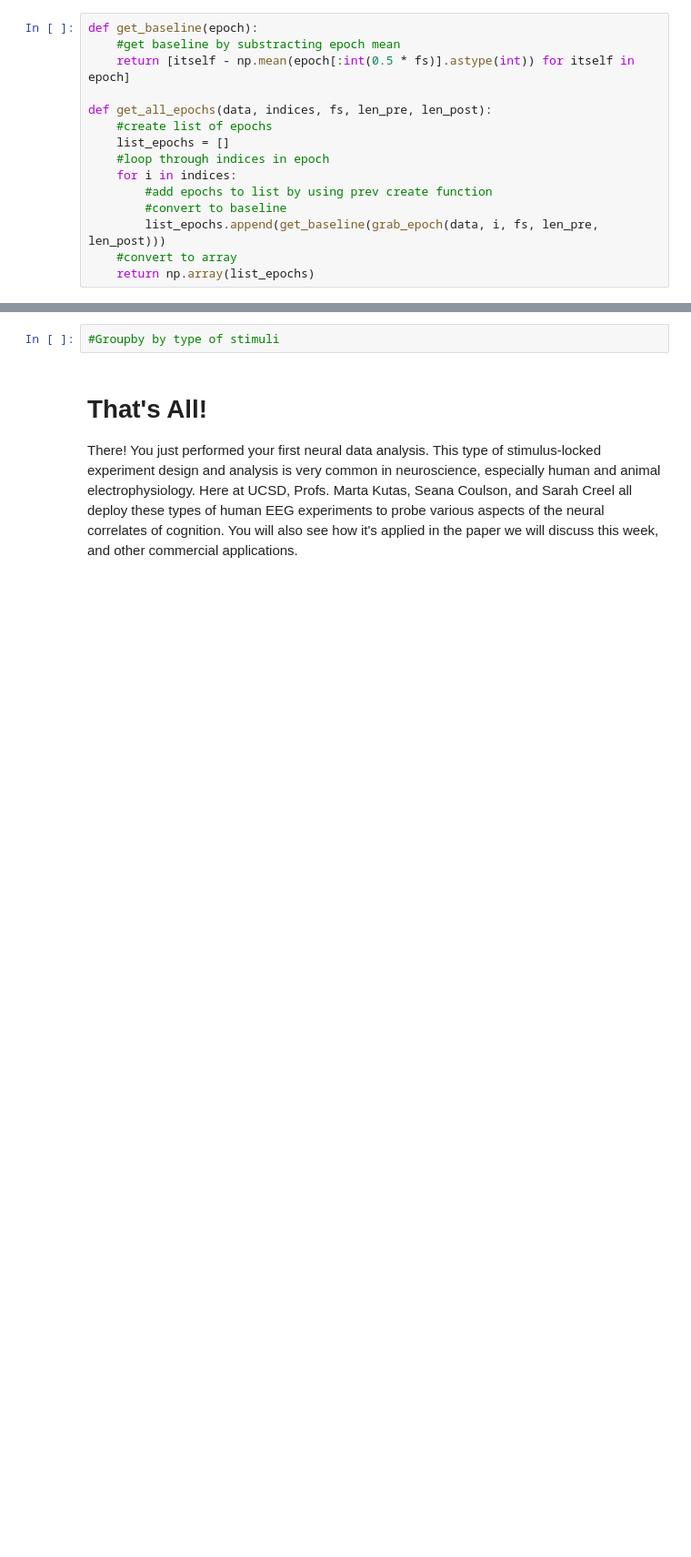
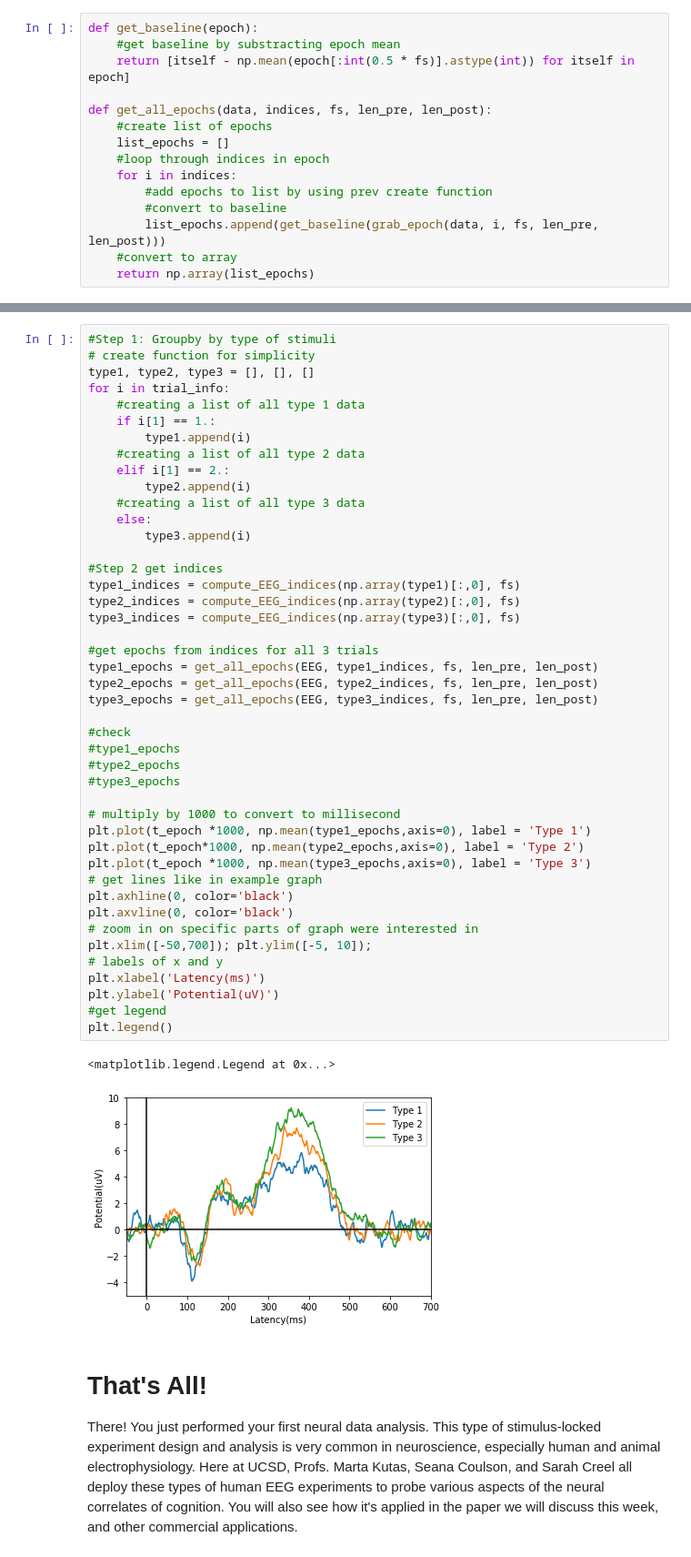
Before and after one commit to ajkeamy/COGS118C, a Jupyter notebook: Assignments/A1-SamplingTimeSeries.ipynb, the cells around one changed output, grey strips where cells are left out. Shown at 91% size. Cells and saved outputs as stored; diff of their text form; blank space fills up the shorter version.

```diff
--- a/Assignments/A1-SamplingTimeSeries.ipynb
+++ b/Assignments/A1-SamplingTimeSeries.ipynb
@@ -314,8 +315,53 @@ ANSWER:
 Your plot should look something like:
 
 ![example_erp](img/example_erp.jpg)
-# %%
-#Groupby by type of stimuli
+# %%
+#Step 1: Groupby by type of stimuli
+# create function for simplicity
+type1, type2, type3 = [], [], []
+for i in trial_info:
+    #creating a list of all type 1 data
+    if i[1] == 1.:
+        type1.append(i)
+    #creating a list of all type 2 data
+    elif i[1] == 2.:
+        type2.append(i)
+    #creating a list of all type 3 data
+    else:
+        type3.append(i)
+
+#Step 2 get indices
+type1_indices = compute_EEG_indices(np.array(type1)[:,0], fs)
+type2_indices = compute_EEG_indices(np.array(type2)[:,0], fs)
+type3_indices = compute_EEG_indices(np.array(type3)[:,0], fs)
+
+#get epochs from indices for all 3 trials
+type1_epochs = get_all_epochs(EEG, type1_indices, fs, len_pre, len_post)
+type2_epochs = get_all_epochs(EEG, type2_indices, fs, len_pre, len_post)
+type3_epochs = get_all_epochs(EEG, type3_indices, fs, len_pre, len_post)
+
+#check
+#type1_epochs
+#type2_epochs
+#type3_epochs
+
+# multiply by 1000 to convert to millisecond
+plt.plot(t_epoch *1000, np.mean(type1_epochs,axis=0), label = 'Type 1')
+plt.plot(t_epoch*1000, np.mean(type2_epochs,axis=0), label = 'Type 2')
+plt.plot(t_epoch *1000, np.mean(type3_epochs,axis=0), label = 'Type 3')
+# get lines like in example graph
+plt.axhline(0, color='black')
+plt.axvline(0, color='black')
+# zoom in on specific parts of graph were interested in
+plt.xlim([-50,700]); plt.ylim([-5, 10]);
+# labels of x and y
+plt.xlabel('Latency(ms)')
+plt.ylabel('Potential(uV)')
+#get legend
+plt.legend()
+# %% [output]
+<matplotlib.legend.Legend at 0x...>
+[figure, added]
 # %% [markdown]
 # That's All!
 There! You just performed your first neural data analysis. This type of stimulus-locked experiment design and analysis is very common in neuroscience, especially human and animal electrophysiology. Here at UCSD, Profs. Marta Kutas, Seana Coulson, and Sarah Creel all deploy these types of human EEG experiments to probe various aspects of the neural correlates of cognition. You will also see how it's applied in the paper we will discuss this week, and other commercial applications.
```
Also changed, not shown: parts of 4 cells of this notebook.
